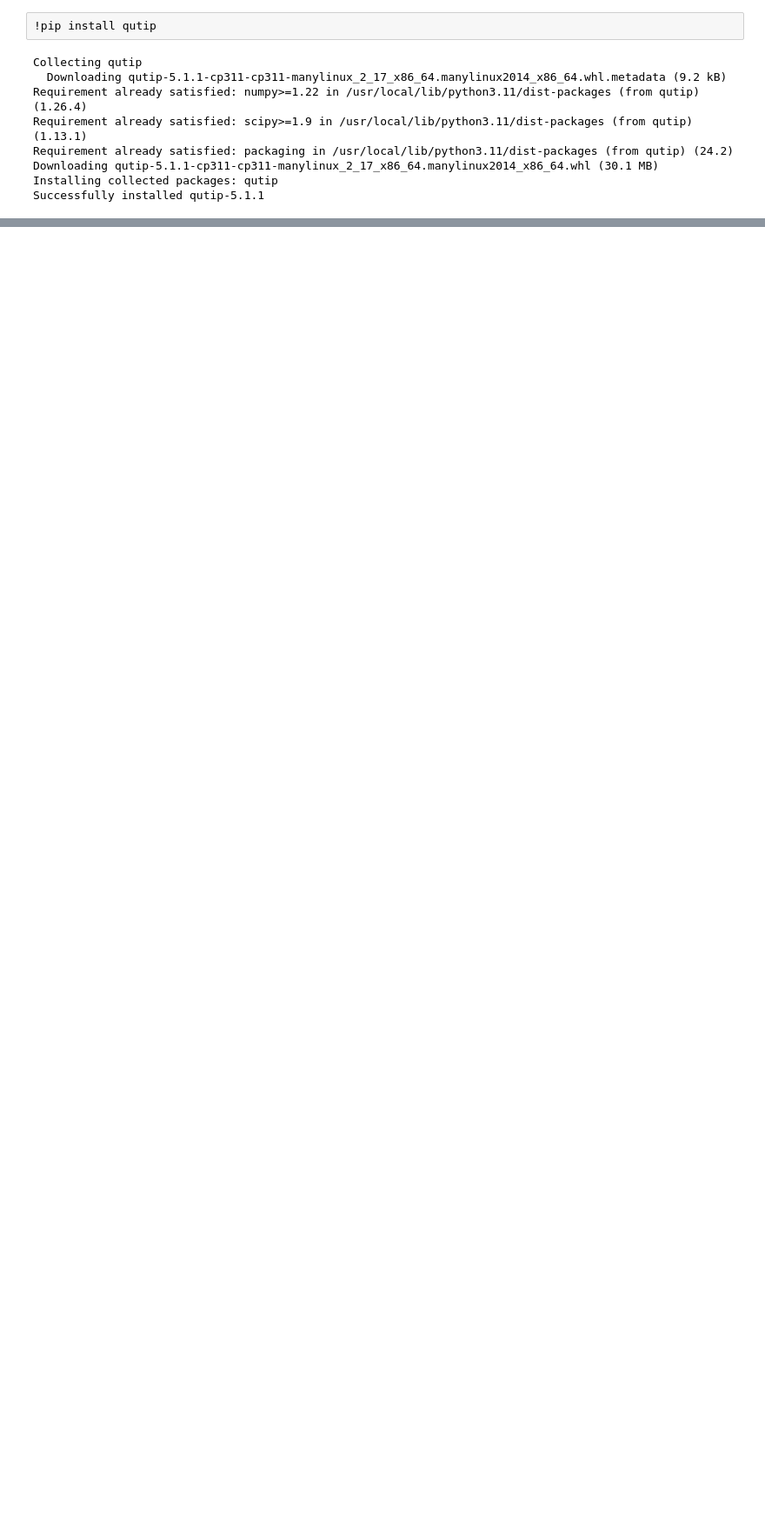
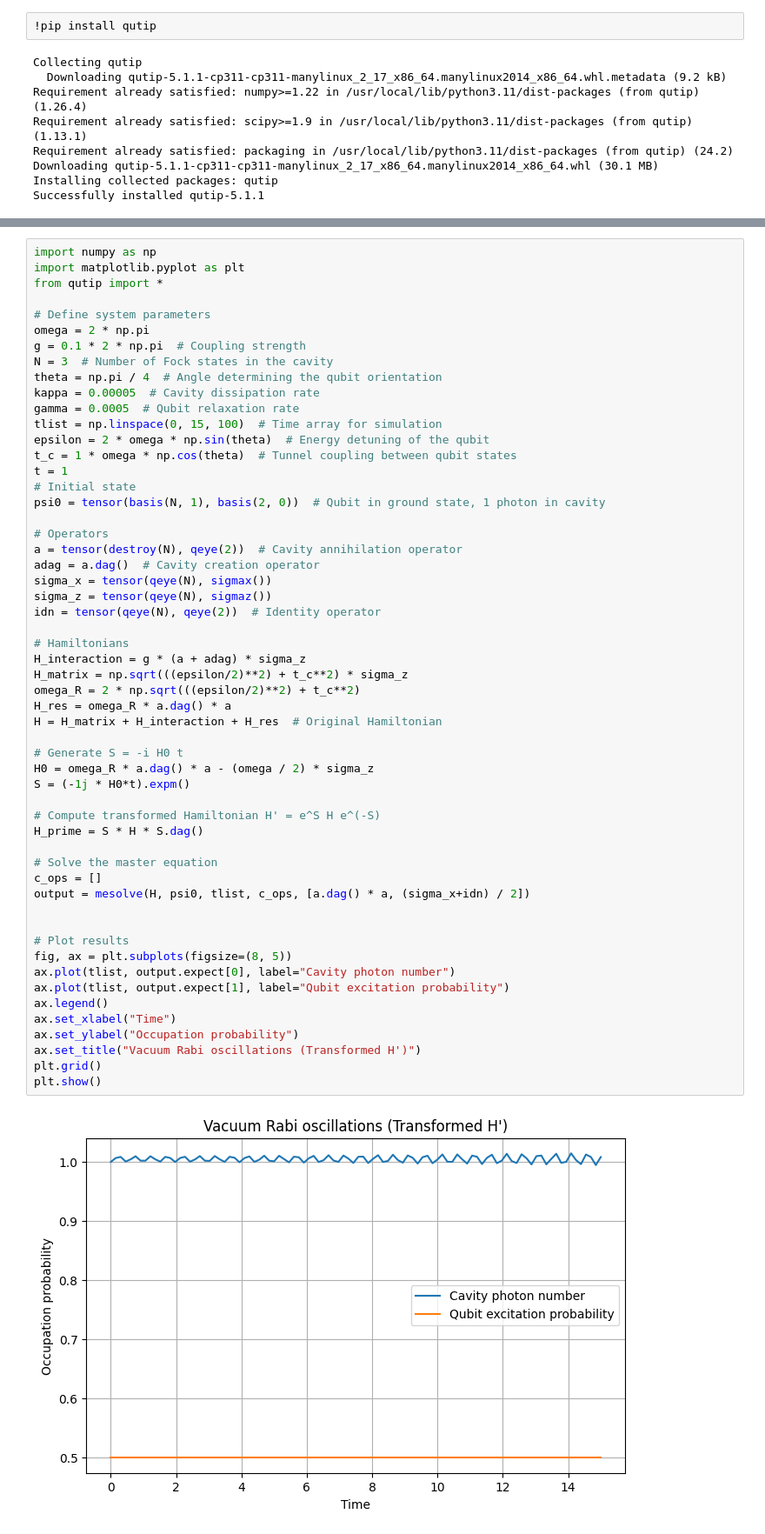
Before and after one commit to shreyasat27/MSc-QT-, a Jupyter notebook: task_5.ipynb, the cells around one changed output, grey strips where cells are left out. Shown: that part at 87% size. Drawn from its saved outputs; the diff is of its cells as text; blank space fills up the shorter version.

```diff
--- a/task_5.ipynb
+++ b/task_5.ipynb
@@ -14,3 +70,60 @@ Successfully installed qutip-5.1.1
+# %%
+import numpy as np
+import matplotlib.pyplot as plt
+from qutip import *
+
+# Define system parameters
+omega = 2 * np.pi
+g = 0.1 * 2 * np.pi  # Coupling strength
+N = 3  # Number of Fock states in the cavity
+theta = np.pi / 4  # Angle determining the qubit orientation
+kappa = 0.00005  # Cavity dissipation rate
+gamma = 0.0005  # Qubit relaxation rate
+tlist = np.linspace(0, 15, 100)  # Time array for simulation
+epsilon = 2 * omega * np.sin(theta)  # Energy detuning of the qubit
+t_c = 1 * omega * np.cos(theta)  # Tunnel coupling between qubit states
+t = 1
+# Initial state
+psi0 = tensor(basis(N, 1), basis(2, 0))  # Qubit in ground state, 1 photon in cavity
+
+# Operators
+a = tensor(destroy(N), qeye(2))  # Cavity annihilation operator
+adag = a.dag()  # Cavity creation operator
+sigma_x = tensor(qeye(N), sigmax())
+sigma_z = tensor(qeye(N), sigmaz())
+idn = tensor(qeye(N), qeye(2))  # Identity operator
+
+# Hamiltonians
+H_interaction = g * (a + adag) * sigma_z
+H_matrix = np.sqrt(((epsilon/2)**2) + t_c**2) * sigma_z
+omega_R = 2 * np.sqrt(((epsilon/2)**2) + t_c**2)
+H_res = omega_R * a.dag() * a
+H = H_matrix + H_interaction + H_res  # Original Hamiltonian
+
+# Generate S = -i H0 t
+H0 = omega_R * a.dag() * a - (omega / 2) * sigma_z
+S = (-1j * H0*t).expm()
+
+# Compute transformed Hamiltonian H' = e^S H e^(-S)
+H_prime = S * H * S.dag()
+
+# Solve the master equation
+c_ops = []
+output = mesolve(H, psi0, tlist, c_ops, [a.dag() * a, (sigma_x+idn) / 2])
+
+
+# Plot results
+fig, ax = plt.subplots(figsize=(8, 5))
+ax.plot(tlist, output.expect[0], label="Cavity photon number")
+ax.plot(tlist, output.expect[1], label="Qubit excitation probability")
+ax.legend()
+ax.set_xlabel("Time")
+ax.set_ylabel("Occupation probability")
+ax.set_title("Vacuum Rabi oscillations (Transformed H')")
+plt.grid()
+plt.show()
+# %% [output]
+[figure, added]
 # %%
 import numpy as np
 import matplotlib.pyplot as plt
```
Also changed, not shown: parts of 4 cells of this notebook.
